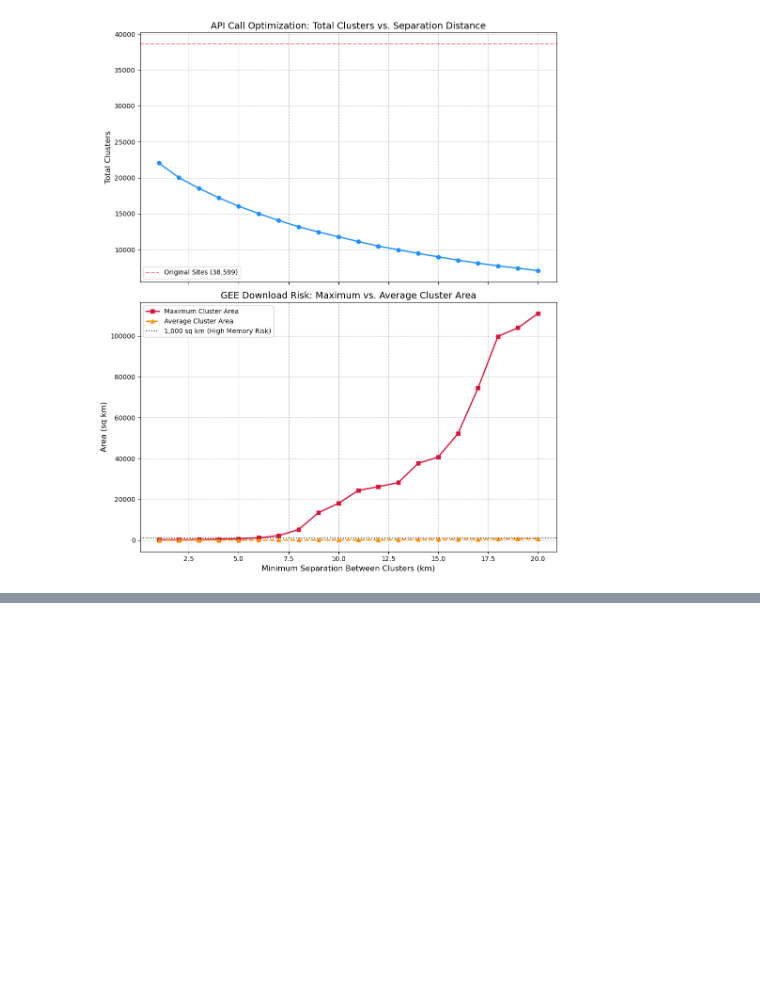
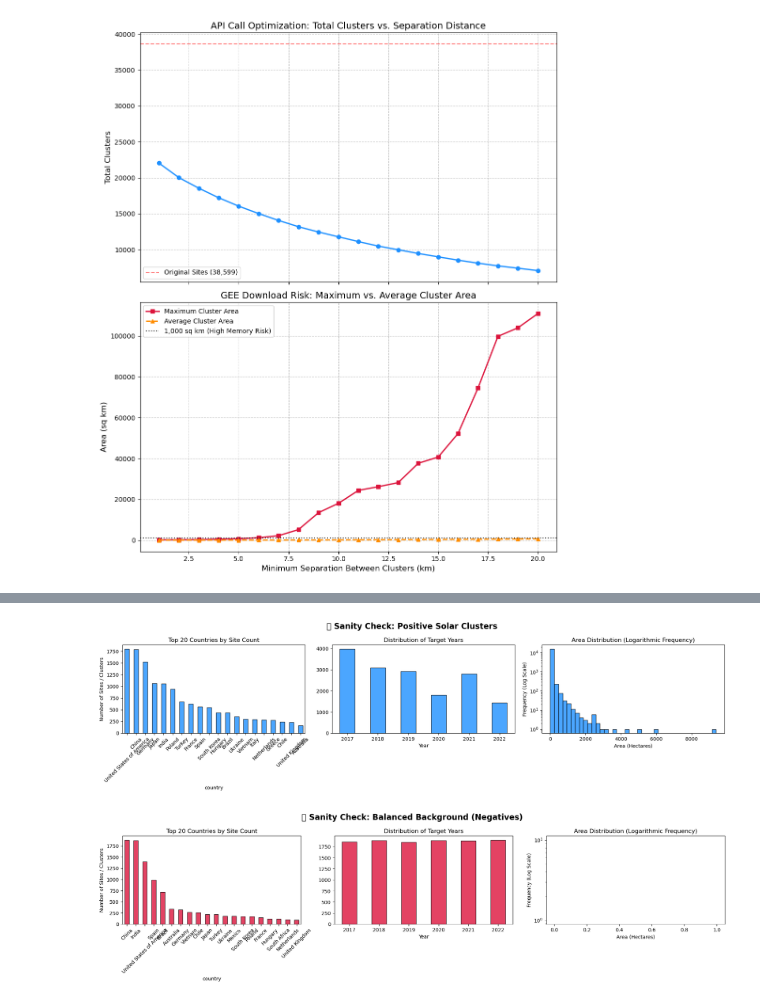
Before and after one commit to Abdullahr29/Solar-Siting, a Jupyter notebook: AlphaEarth_Solar_Model_Training.ipynb, the cells around one changed output, grey strips where cells are left out. Saved outputs shown, nothing was run; the diff lists cells and outputs as text; code cells hidden in the pictures; blank space fills up the shorter version.

Commit message:
Data prep finish + GEE export

```diff
--- a/AlphaEarth_Solar_Model_Training.ipynb
+++ b/AlphaEarth_Solar_Model_Training.ipynb
@@ -1176,0 +1775,51 @@ Running spatial parameter sweep with MAX Area tracking...
+# %%
+import geopandas as gpd
+import matplotlib.pyplot as plt
+import pandas as pd
+
+def plot_sanity_check(gdf, dataset_name, area_col, color_theme):
+    """
+    Generates a 1x3 dashboard for Country, Year, and Area distributions.
+    """
+    fig, axes = plt.subplots(1, 3, figsize=(18, 5))
+    fig.suptitle(f"🔍 Sanity Check: {dataset_name}", fontsize=16, fontweight='bold')
+
+    # 1. COUNTRY DISTRIBUTION
+    country_counts = gdf['country'].value_counts().head(20)
+    country_counts.plot(kind='bar', ax=axes[0], color=color_theme, edgecolor='black', alpha=0.8)
+    axes[0].set_title("Top 20 Countries by Site Count", fontsize=12)
+    axes[0].set_ylabel("Number of Sites / Clusters")
+    axes[0].tick_params(axis='x', rotation=45)
+
+    # 2. TARGET YEAR DISTRIBUTION
+    valid_years = gdf['target_year'].dropna().astype(int)
+    year_counts = valid_years.value_counts().sort_index()
+    year_counts.plot(kind='bar', ax=axes[1], color=color_theme, edgecolor='black', alpha=0.8)
+    axes[1].set_title("Distribution of Target Years", fontsize=12)
+    axes[1].set_xlabel("Year")
+    axes[1].tick_params(axis='x', rotation=0)
+
+    # 3. AREA DISTRIBUTION (LOGARITHMIC)
+    valid_areas = gdf[area_col].dropna()
+    valid_areas = valid_areas[valid_areas > 0]
+    valid_areas_hectares = valid_areas / 10000
+
+    # ADDED log=True here!
+    axes[2].hist(valid_areas_hectares, bins=40, color=color_theme, edgecolor='black', alpha=0.8, log=True)
+    axes[2].set_title(f"Area Distribution (Logarithmic Frequency)", fontsize=12)
+    axes[2].set_xlabel("Area (Hectares)")
+    axes[2].set_ylabel("Frequency (Log Scale)")
+
+    plt.tight_layout()
+    plt.show()
+
+# Execution
+gpkg_file = "global_solar_ml_pipeline.gpkg"
+pos_gdf = gpd.read_file(gpkg_file, layer="base_train_export_ready")
+neg_gdf = gpd.read_file(gpkg_file, layer="base_train_negatives_balanced")
+
+plot_sanity_check(pos_gdf, "Positive Solar Clusters", 'total_area', 'dodgerblue')
+plot_sanity_check(neg_gdf, "Balanced Background (Negatives)", 'area_m2', 'crimson')
+# %% [output]
+[figure, added]
+[figure, added]
```
Also changed, not shown: parts of 19 cells of this notebook.
